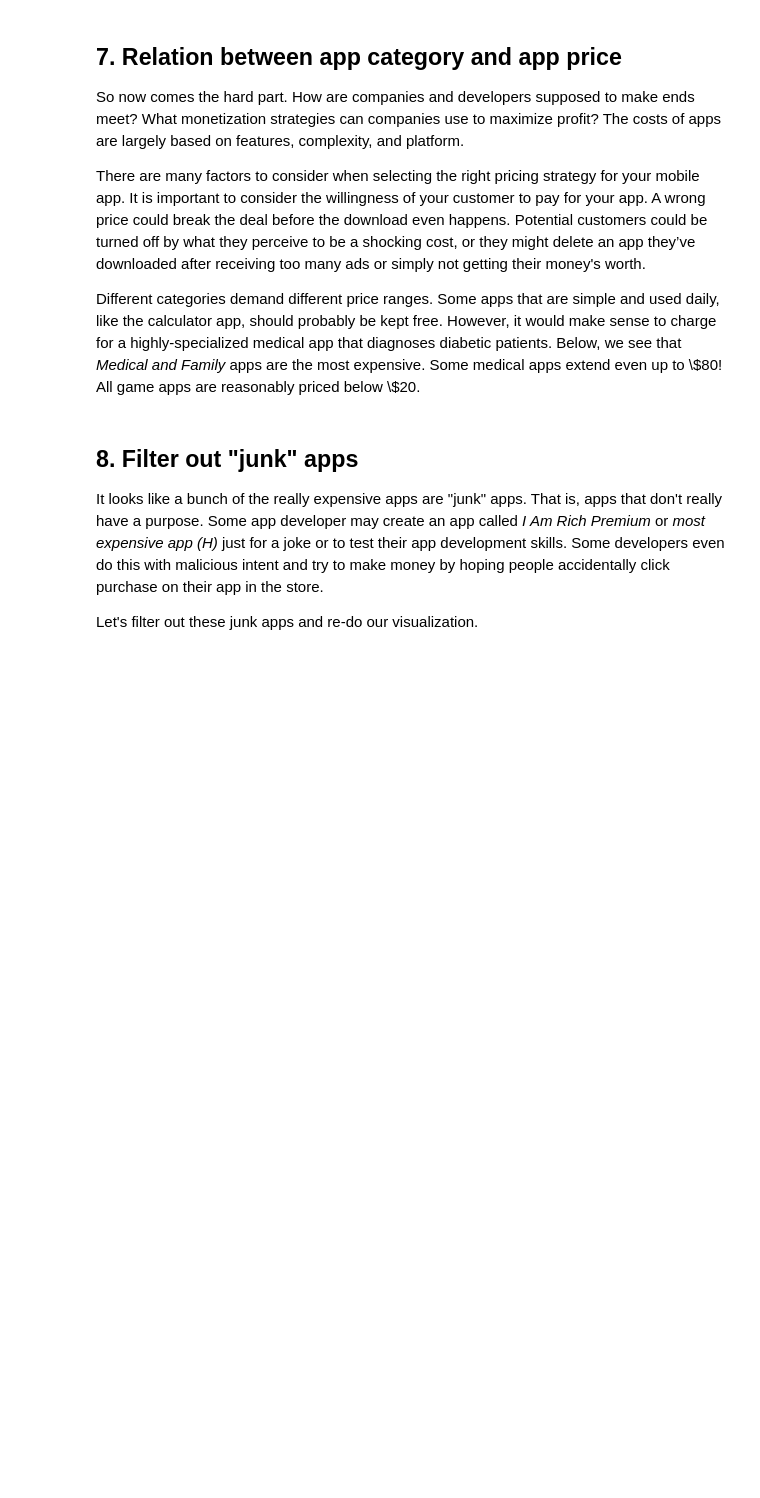
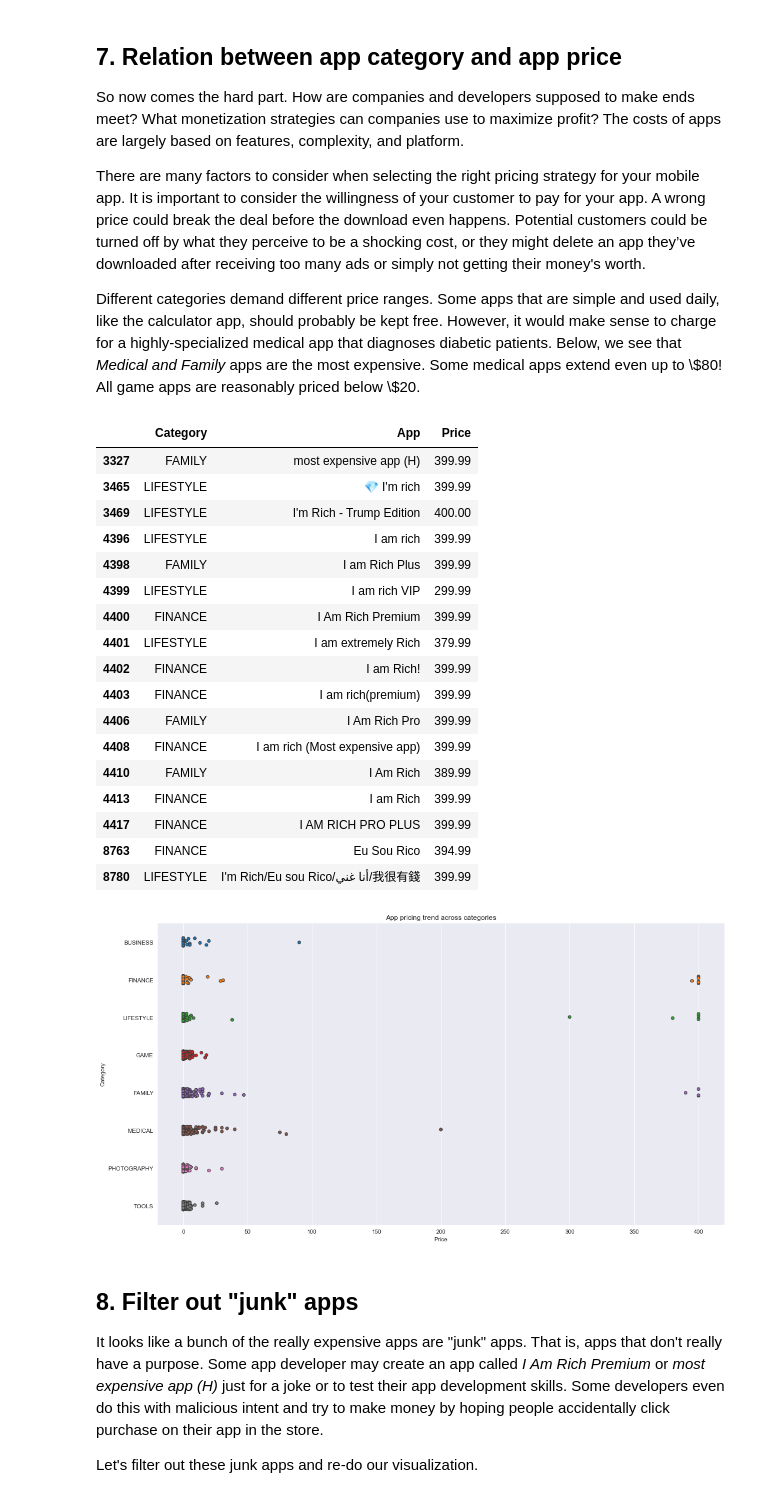
Before and after one commit to Chetoff1228/DC_Python, a Jupyter notebook: The Android App Market on Google Play/notebook.ipynb, the cells around one changed output. Saved outputs shown, nothing was run; the diff lists cells and outputs as text; code cells hidden in the pictures; blank space fills up the shorter version.

```diff
--- a/The Android App Market on Google Play/notebook.ipynb
+++ b/The Android App Market on Google Play/notebook.ipynb
@@ -153,20 +246,40 @@ plt2 = sns.jointplot(x = paid_apps[...], y = paid_apps[...])
 # %%
 import matplotlib.pyplot as plt
 fig, ax = plt.subplots()
 fig.set_size_inches(15, 8)
 
 # Select a few popular app categories
 popular_app_cats = apps[apps.Category.isin(['GAME', 'FAMILY', 'PHOTOGRAPHY',
                                             'MEDICAL', 'TOOLS', 'FINANCE',
                                             'LIFESTYLE','BUSINESS'])]
 
 # Examine the price trend by plotting Price vs Category
-ax = sns.stripplot(x = popular_app_cats[...], y = popular_app_cats[...], jitter=True, linewidth=1)
+ax = sns.stripplot(x = popular_app_cats["Price"], y = popular_app_cats["Category"], jitter=True, linewidth=1)
 ax.set_title('App pricing trend across categories')
 
 # Apps whose Price is greater than 200
-apps_above_200 = ...
+apps_above_200 = popular_app_cats[popular_app_cats["Price"] > 200]
 apps_above_200[['Category', 'App', 'Price']]
+# %% [output]
+|  | Category | App | Price |
+| 3327 | FAMILY | most expensive app (H) | 399.99 |
+| 3465 | LIFESTYLE | 💎 I'm rich | 399.99 |
+| 3469 | LIFESTYLE | I'm Rich - Trump Edition | 400.00 |
+| 4396 | LIFESTYLE | I am rich | 399.99 |
+| 4398 | FAMILY | I am Rich Plus | 399.99 |
+| 4399 | LIFESTYLE | I am rich VIP | 299.99 |
+| 4400 | FINANCE | I Am Rich Premium | 399.99 |
+| 4401 | LIFESTYLE | I am extremely Rich | 379.99 |
+| 4402 | FINANCE | I am Rich! | 399.99 |
+| 4403 | FINANCE | I am rich(premium) | 399.99 |
+| 4406 | FAMILY | I Am Rich Pro | 399.99 |
+| 4408 | FINANCE | I am rich (Most expensive app) | 399.99 |
+| 4410 | FAMILY | I Am Rich | 389.99 |
+| 4413 | FINANCE | I am Rich | 399.99 |
+| 4417 | FINANCE | I AM RICH PRO PLUS | 399.99 |
+| 8763 | FINANCE | Eu Sou Rico | 394.99 |
+| 8780 | LIFESTYLE | I'm Rich/Eu sou Rico/أنا غني/我很有錢 | 399.99 |
+[figure, added]
 # %% [markdown]
 ## 8. Filter out "junk" apps
 <p>It looks like a bunch of the really expensive apps are "junk" apps. That is, apps that don't really have a purpose. Some app developer may create an app called <em>I Am Rich Premium</em> or <em>most expensive app (H)</em> just for a joke or to test their app development skills. Some developers even do this with malicious intent and try to make money by hoping people accidentally click purchase on their app in the store.</p>
```
Also changed, not shown: parts of 12 cells of this notebook, 2 other files.
